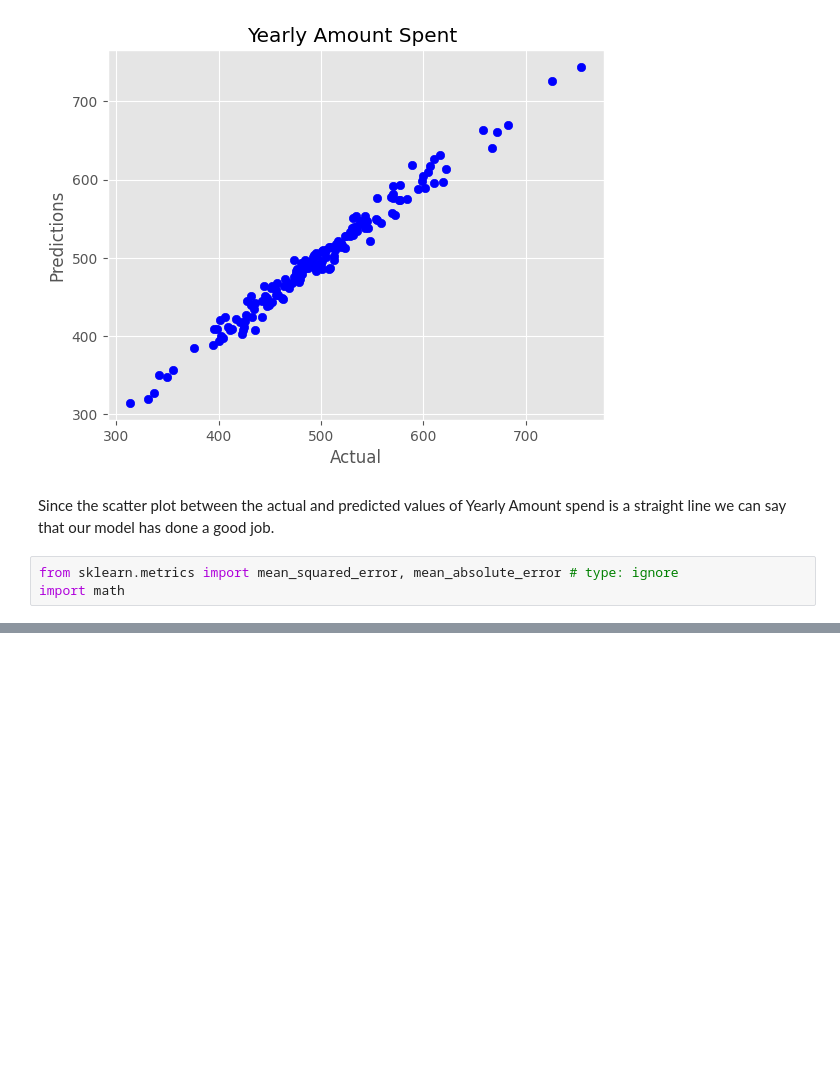
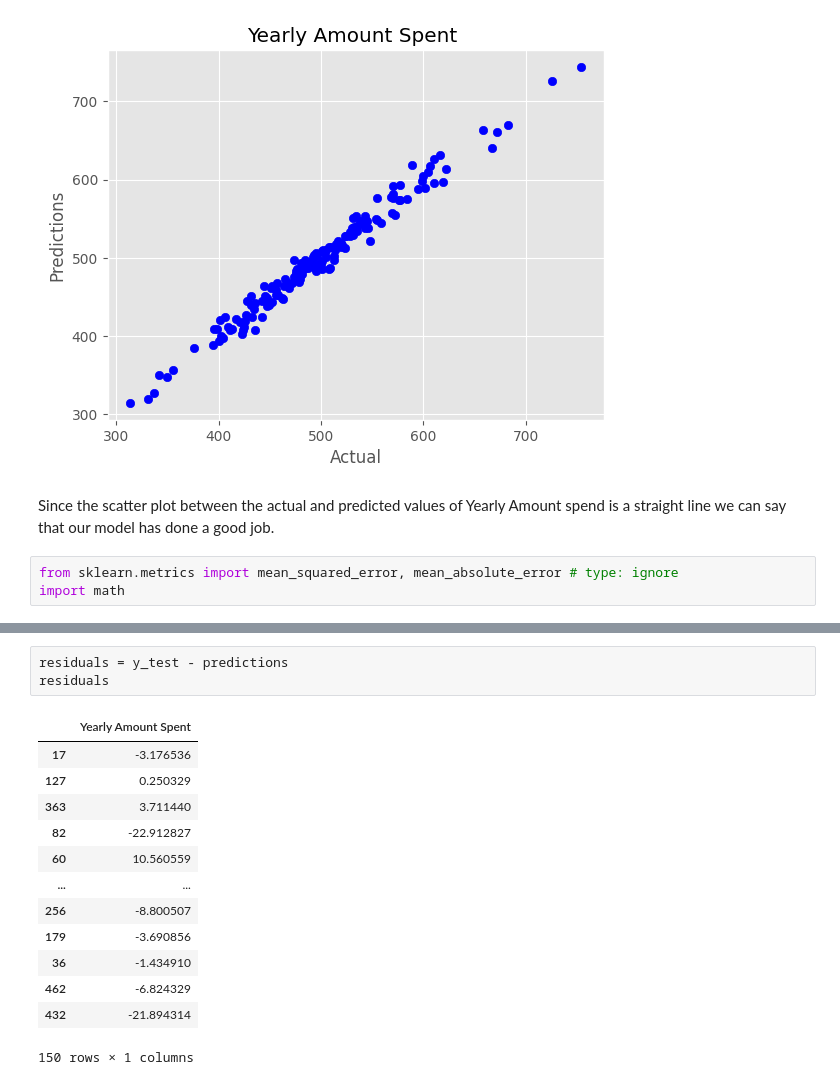
Before and after one commit to sarthakone105/100_days_of_data_science, a Jupyter notebook: ecommerce_01.ipynb, the cells around one changed output, grey strips where cells are left out. Cells and saved outputs as stored; diff of their text form; blank space fills up the shorter version.

```diff
--- a/ecommerce_01.ipynb
+++ b/ecommerce_01.ipynb
@@ -160,0 +177,17 @@ import math
+# %%
+residuals = y_test - predictions
+residuals
+# %% [output]
+|  | Yearly Amount Spent |
+| 17 | -3.176536 |
+| 127 | 0.250329 |
+| 363 | 3.711440 |
+| 82 | -22.912827 |
+| 60 | 10.560559 |
+| ... | ... |
+| 256 | -8.800507 |
+| 179 | -3.690856 |
+| 36 | -1.434910 |
+| 462 | -6.824329 |
+| 432 | -21.894314 |
+150 rows × 1 columns
```
Also changed, not shown: parts of 5 cells of this notebook.
